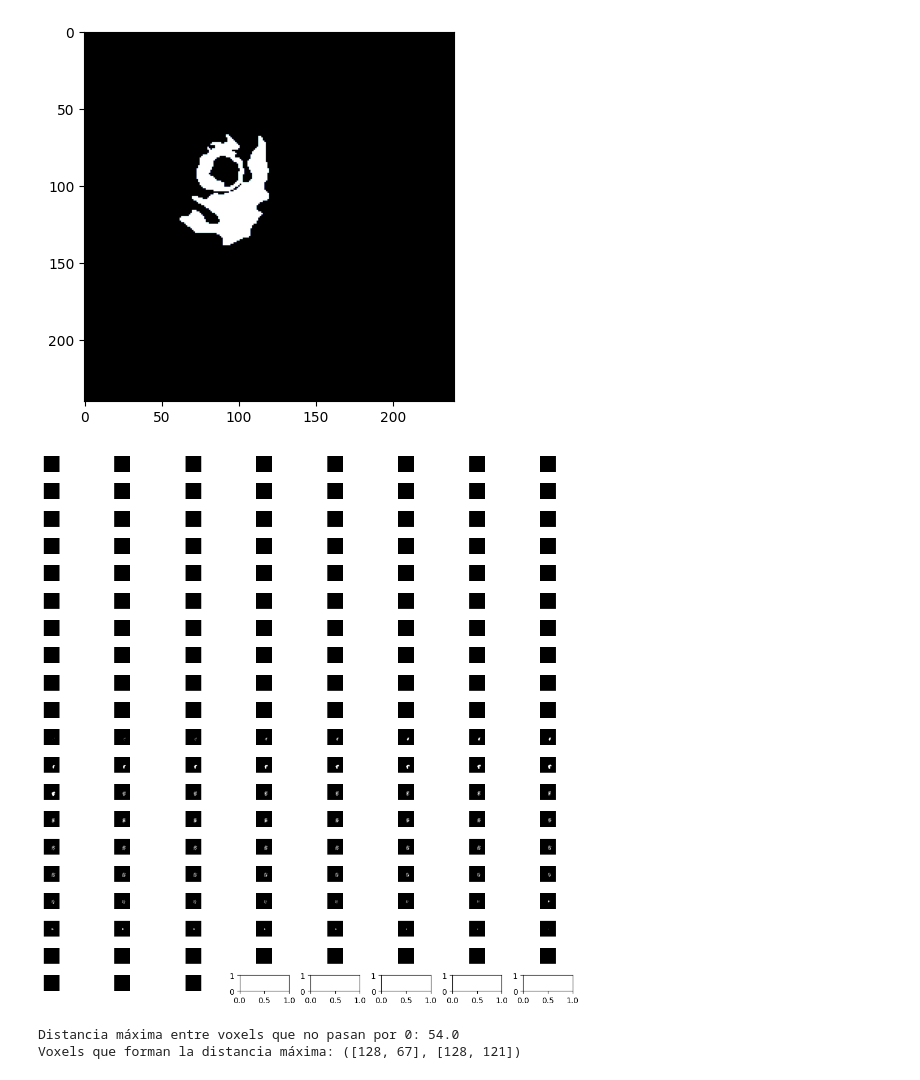
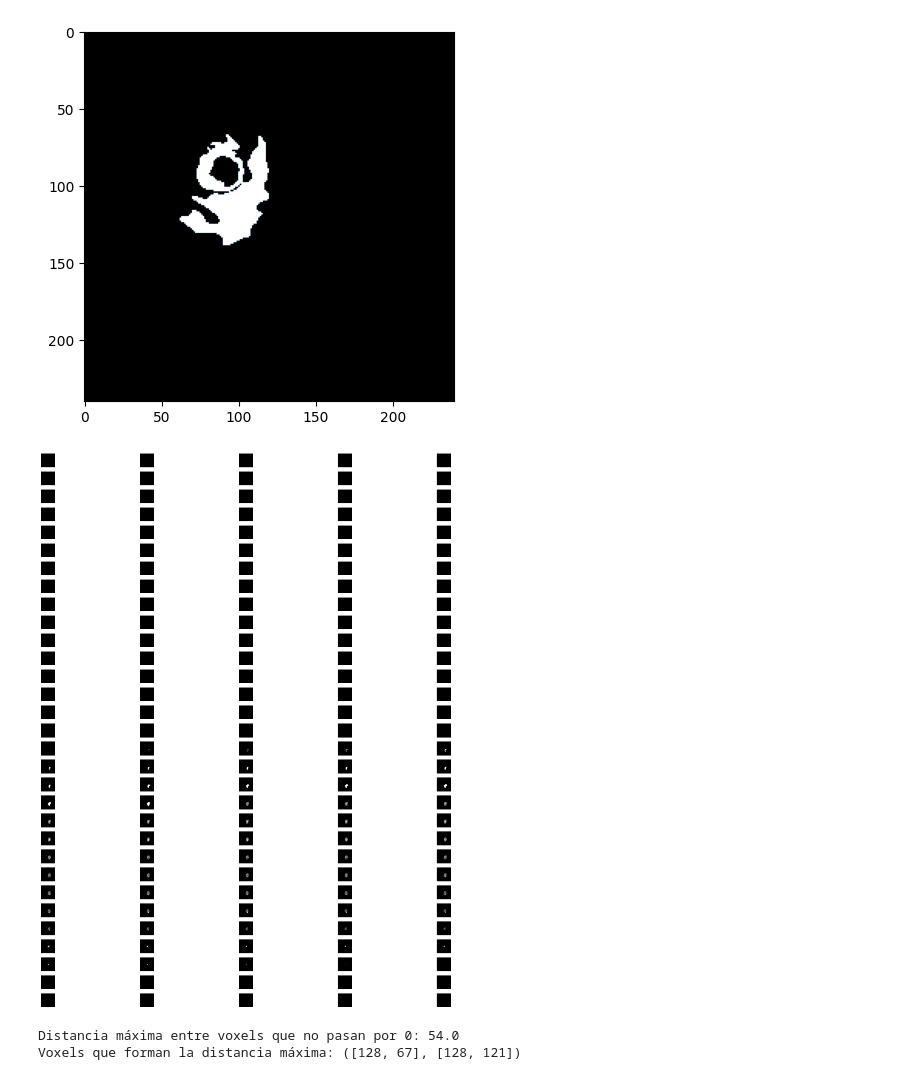
Before and after one commit to Hecvv/RANO-metrics, a Jupyter notebook: TFG_DEF.ipynb, the cells around one changed output. Cells and saved outputs as stored; diff of their text form; code cells hidden in the pictures.

```diff
--- a/TFG_DEF.ipynb
+++ b/TFG_DEF.ipynb
@@ -45,15 +45,15 @@ plt.show()
 #Visualización de todas las slices del plano axial
 import matplotlib.pyplot as plt
 import scipy.ndimage as ndi
-fig_rows = 20
-fig_cols = 8
+fig_rows = 31
+fig_cols = 5
 n_subplots = 155
 n_slice = I_data.shape[2]
 step_size = n_slice // n_subplots
 plot_range = n_subplots * step_size
 start_stop = int((n_slice - plot_range) / 2)
 
-fig, axs = plt.subplots(fig_rows, fig_cols, figsize=[10, 10])
+fig, axs = plt.subplots(fig_rows, fig_cols, figsize=[20, 20])
 
 for idx, img in enumerate(range(start_stop, plot_range, step_size)):
     axs.flat[idx].imshow(ndi.rotate(I_data[:, :, img], 90), cmap='gray')
@@ -287,24 +287,24 @@ plt.show()
 # %%
 # Visualización de todas las slices del plano axial
 import matplotlib.pyplot as plt
 import scipy.ndimage as ndi
-fig_rows = 20
-fig_cols = 8
+fig_rows = 31
+fig_cols = 5
 n_subplots = 155
 n_slice = P_data.shape[2]
 step_size = n_slice // n_subplots
 plot_range = n_subplots * step_size
 start_stop = int((n_slice - plot_range) / 2)
 
-fig, axs = plt.subplots(fig_rows, fig_cols, figsize=[10, 10])
+fig, axs = plt.subplots(fig_rows, fig_cols, figsize=[20, 20])
 
 for idx, img in enumerate(range(start_stop, plot_range, step_size)):
     axs.flat[idx].imshow(ndi.rotate(P_data[:, :, img], 90), cmap='gray')
     axs.flat[idx].axis('off')
 plt.tight_layout()
 plt.show()
 # %% [output]
-[figure, old version]
+[figure, new version]
 # %%
 # Obtención del diámetro máximo sin pasar por 0
 import numpy as np
```
Also changed, not shown: parts of 2 cells of this notebook.
